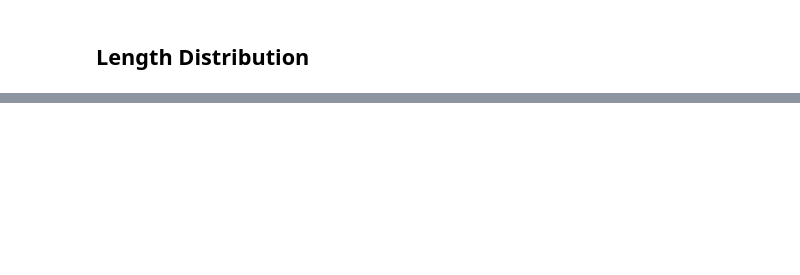
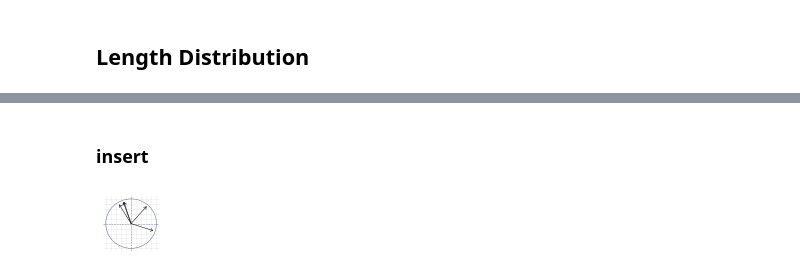
Before and after one commit to statbiophys/thymic_development_2022, a Jupyter notebook: fig2.ipynb, the cells around one changed output, grey strips where cells are left out. Drawn from its saved outputs; the diff is of its cells as text; code cells hidden in the pictures; blank space fills up the shorter version.

```diff
--- a/fig2.ipynb
+++ b/fig2.ipynb
@@ -106,0 +157,39 @@ plt.show()
+# %% [markdown]
+### insert
+# %%
+# load erez PCA
+vec_erez = pd.read_csv( f'{DataPath}/CA-V-loadings_export.csv', index_col=0 )
+
+fig, ax = plt.subplots(figsize = (1,1))
+
+# circle and axis
+plt.axis((-1.1, 1.1, -1.1 ,1.1))
+ax.add_patch( plt.Circle((0, 0), 1, fill=False, lw=0.5, ec=GREYS_DIC["pidgeon"]) )
+ax.axvline(x=0, lw=0.5, color=GREYS_DIC["pidgeon"], ls="--", zorder=-5)
+ax.axhline(y=0, lw=0.5, color=GREYS_DIC["pidgeon"], ls="--", zorder=-5)
+
+
+# plt vector arrows
+prop = dict(arrowstyle="->,head_width=0.2,head_length=0.3",
+            lw=0.5, shrinkA=0, shrinkB=0)
+for _, row in vec_erez.iterrows() :
+    norm = np.sqrt(np.sum(np.power(row[['x','y']],2)))
+    norm = 1
+    x = row['x'] / norm
+    y = row['y'] / norm
+    ax.annotate("", xy=(x,y), xytext=(0,0), arrowprops=prop)
+
+# hide spines and ticks but not grid
+_ = [ ax.spines[s].set_visible(False) for s in ax.spines ]
+ax.minorticks_on()
+ax.tick_params(which='both', direction='out', length=0, width=0 )
+ax.get_xaxis().set_ticklabels([])
+ax.get_yaxis().set_ticklabels([])
+ax.axes.grid(which="both", lw=.5, color=GREYS_DIC["silver"], alpha=0.5, zorder = -10)
+ax.set_axisbelow(True)
+
+plt.savefig( f"{OutPath}/fig2D-insert.pdf", bbox_inches='tight' )
+
+plt.show()
+# %% [output]
+[figure, added]
```
Also changed, not shown: parts of 8 cells of this notebook, 44 other files.
